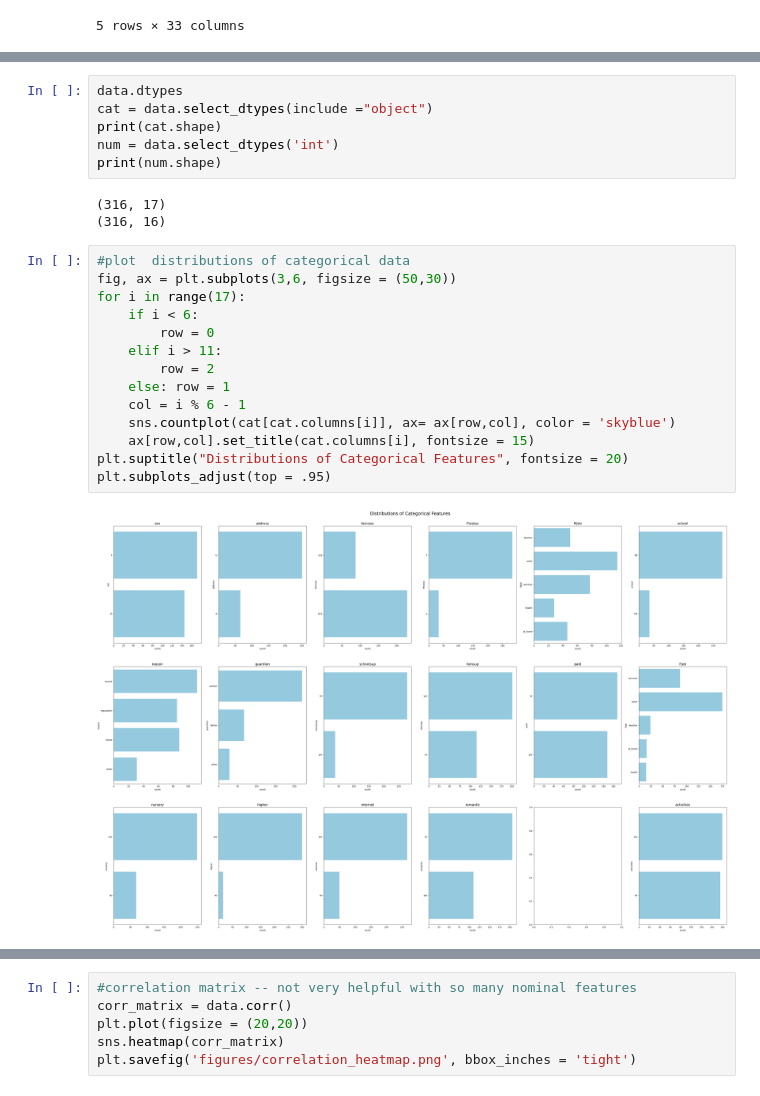
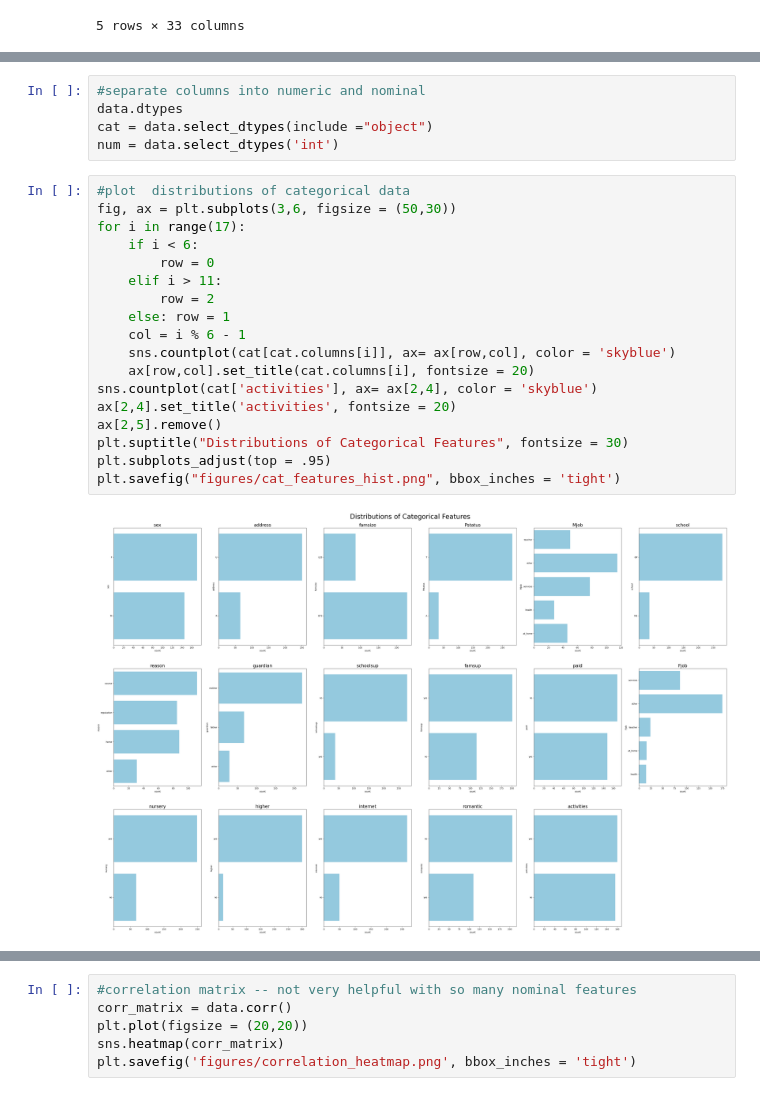
Before and after one commit to York-Solutions-B2E/jenny-huang-aml-student-regression, a Jupyter notebook: eda.ipynb, the cells around one changed output, grey strips where cells are left out. Drawn from its saved outputs; the diff is of its cells as text.

```diff
--- a/eda.ipynb
+++ b/eda.ipynb
@@ -29,25 +39,25 @@ print(data.shape) # no duplicates
 # %%
+#separate columns into numeric and nominal
 data.dtypes
 cat = data.select_dtypes(include ="object")
-print(cat.shape)
 num = data.select_dtypes('int')
-print(num.shape)
-# %% [output]
-(316, 17)
-(316, 16)
 # %%
 #plot  distributions of categorical data
 fig, ax = plt.subplots(3,6, figsize = (50,30))
 for i in range(17):
     if i < 6:
         row = 0
     elif i > 11:
         row = 2
     else: row = 1
     col = i % 6 - 1
     sns.countplot(cat[cat.columns[i]], ax= ax[row,col], color = 'skyblue')
-    ax[row,col].set_title(cat.columns[i], fontsize = 15)
-plt.suptitle("Distributions of Categorical Features", fontsize = 20)
+    ax[row,col].set_title(cat.columns[i], fontsize = 20)
+sns.countplot(cat['activities'], ax= ax[2,4], color = 'skyblue')
+ax[2,4].set_title('activities', fontsize = 20)
+ax[2,5].remove()
+plt.suptitle("Distributions of Categorical Features", fontsize = 30)
 plt.subplots_adjust(top = .95)
+plt.savefig("figures/cat_features_hist.png", bbox_inches = 'tight')
 # %% [output]
-[figure, old version]
+[figure, new version]
```
Also changed, not shown: parts of 11 cells of this notebook, 24 other files.
